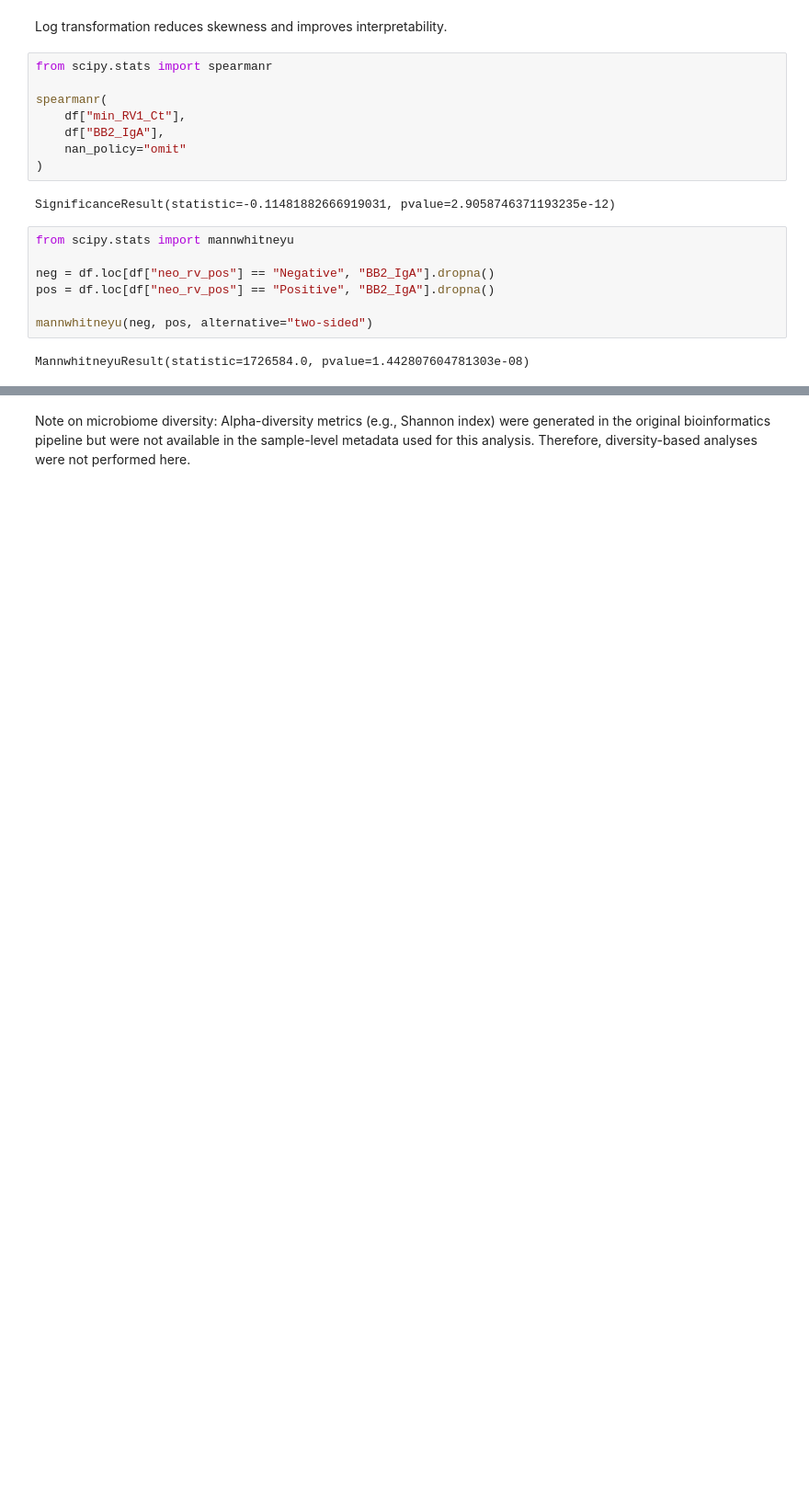
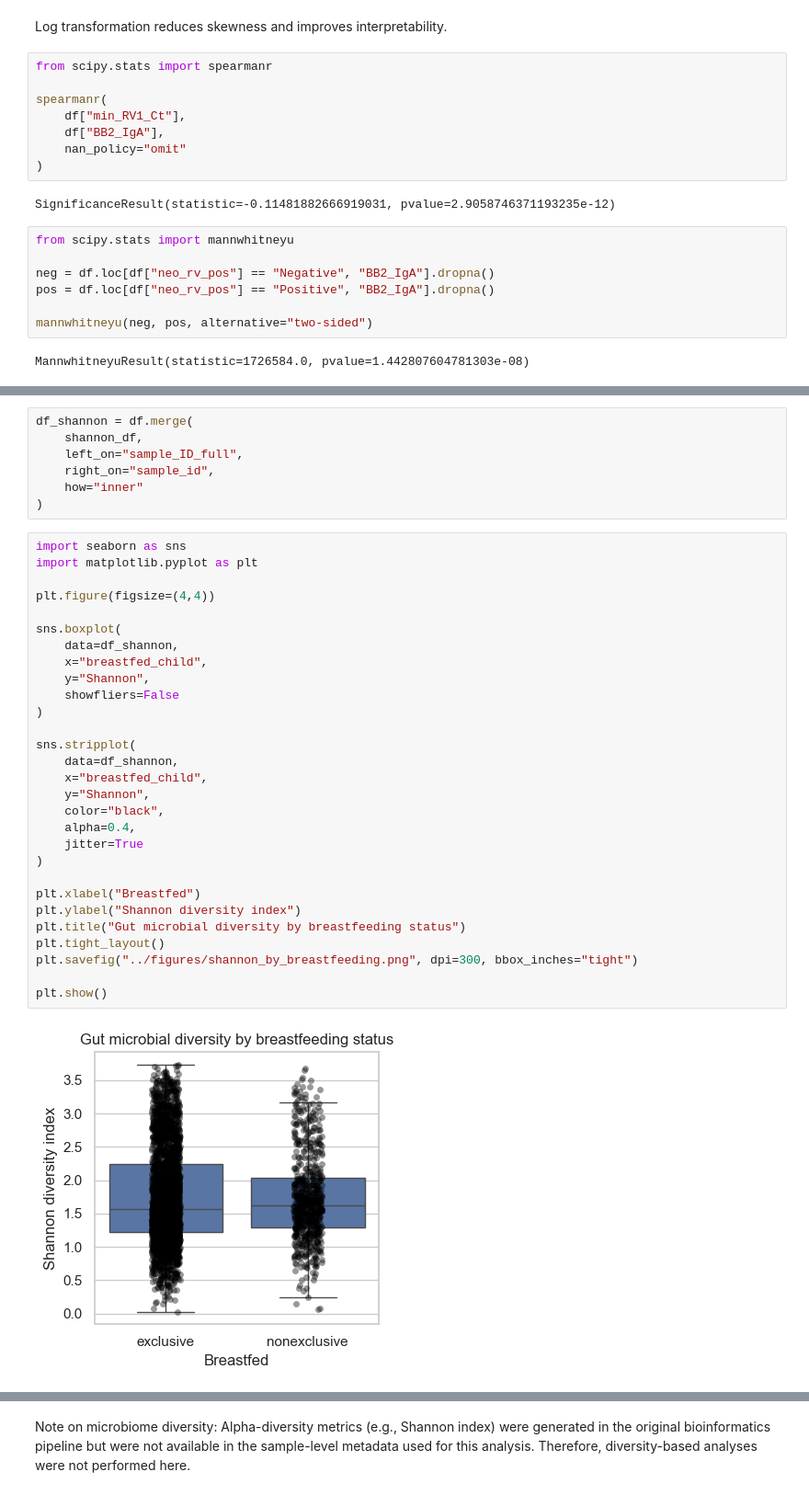
Before and after one commit to ilgazustaa/RoVI-Charite, a Jupyter notebook: notebooks/01_visualize_data.ipynb, the cells around one changed output, grey strips where cells are left out. Shown at 92% size. Saved outputs shown, nothing was run; the diff lists cells and outputs as text; blank space fills up the shorter version.

```diff
--- a/notebooks/01_visualize_data.ipynb
+++ b/notebooks/01_visualize_data.ipynb
@@ -347,0 +535,38 @@ plt.show()
+# %%
+df_shannon = df.merge(
+    shannon_df,
+    left_on="sample_ID_full",
+    right_on="sample_id",
+    how="inner"
+)
+# %%
+import seaborn as sns
+import matplotlib.pyplot as plt
+
+plt.figure(figsize=(4,4))
+
+sns.boxplot(
+    data=df_shannon,
+    x="breastfed_child",
+    y="Shannon",
+    showfliers=False
+)
+
+sns.stripplot(
+    data=df_shannon,
+    x="breastfed_child",
+    y="Shannon",
+    color="black",
+    alpha=0.4,
+    jitter=True
+)
+
+plt.xlabel("Breastfed")
+plt.ylabel("Shannon diversity index")
+plt.title("Gut microbial diversity by breastfeeding status")
+plt.tight_layout()
+plt.savefig("../figures/shannon_by_breastfeeding.png", dpi=300, bbox_inches="tight")
+
+plt.show()
+# %% [output]
+[figure, added]
```
Also changed, not shown: parts of 30 cells of this notebook.
